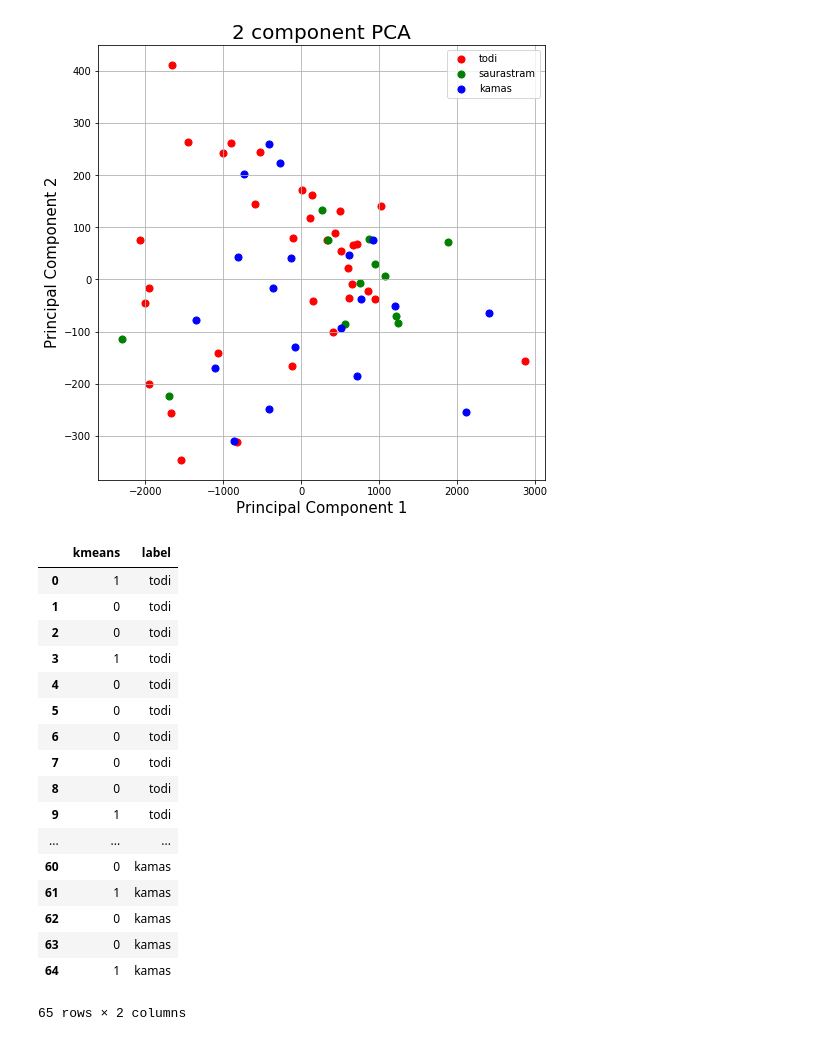
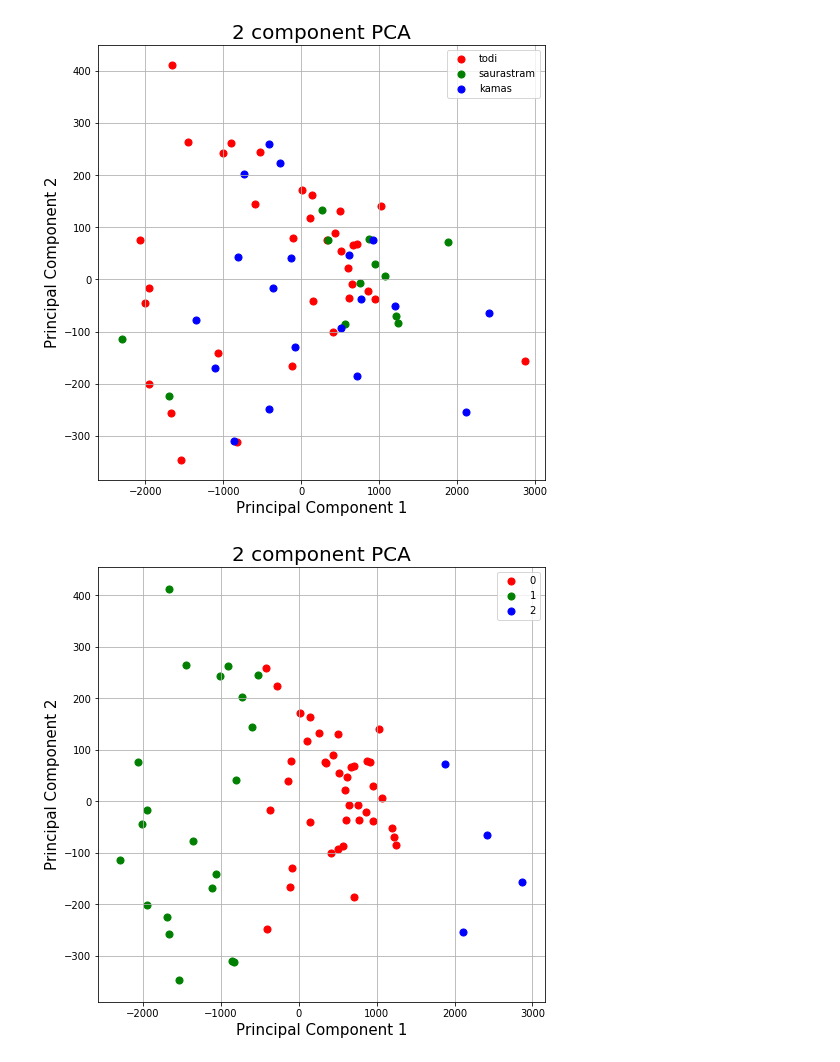
Before and after one commit to sairaamv/raaga, a Jupyter notebook: dataset_101.ipynb, the cells around one changed output. Cells and saved outputs as stored; diff of their text form; code cells hidden in the pictures.

```diff
--- a/dataset_101.ipynb
+++ b/dataset_101.ipynb
@@ -219,35 +216,18 @@ df["kmeans"] = kmeans.labels_
 # %%
 fig = plt.figure(figsize = (8,8))
 ax = fig.add_subplot(1,1,1)
 ax.set_xlabel('Principal Component 1', fontsize = 15)
 ax.set_ylabel('Principal Component 2', fontsize = 15)
 ax.set_title('2 component PCA', fontsize = 20)
 targets = [0,1,2]
 colors = ['r', 'g', 'b']
 for target, color in zip(targets,colors):
-    indicesToKeep = df['label'] == target
+    indicesToKeep = df['kmeans'] == target
     ax.scatter(principalDf.loc[indicesToKeep, 'principal component 1']
                , principalDf.loc[indicesToKeep, 'principal component 2']
                , c = color
                , s = 50)
 ax.legend(targets)
 ax.grid()
 # %% [output]
-|  | kmeans | label |
-| 0 | 1 | todi |
-| 1 | 0 | todi |
-| 2 | 0 | todi |
-| 3 | 1 | todi |
-| 4 | 0 | todi |
-| 5 | 0 | todi |
-| 6 | 0 | todi |
-| 7 | 0 | todi |
-| 8 | 0 | todi |
-| 9 | 1 | todi |
-| ... | ... | ... |
-| 60 | 0 | kamas |
-| 61 | 1 | kamas |
-| 62 | 0 | kamas |
-| 63 | 0 | kamas |
-| 64 | 1 | kamas |
-65 rows × 2 columns
+[figure, added]
```
Also changed, not shown: parts of 1 cell of this notebook, 1 other file.
